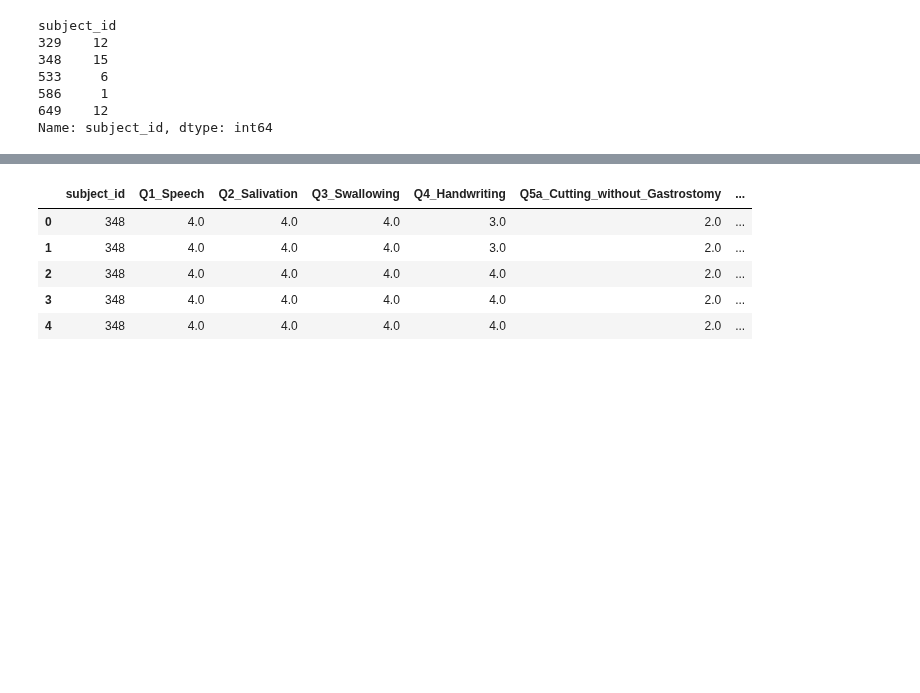
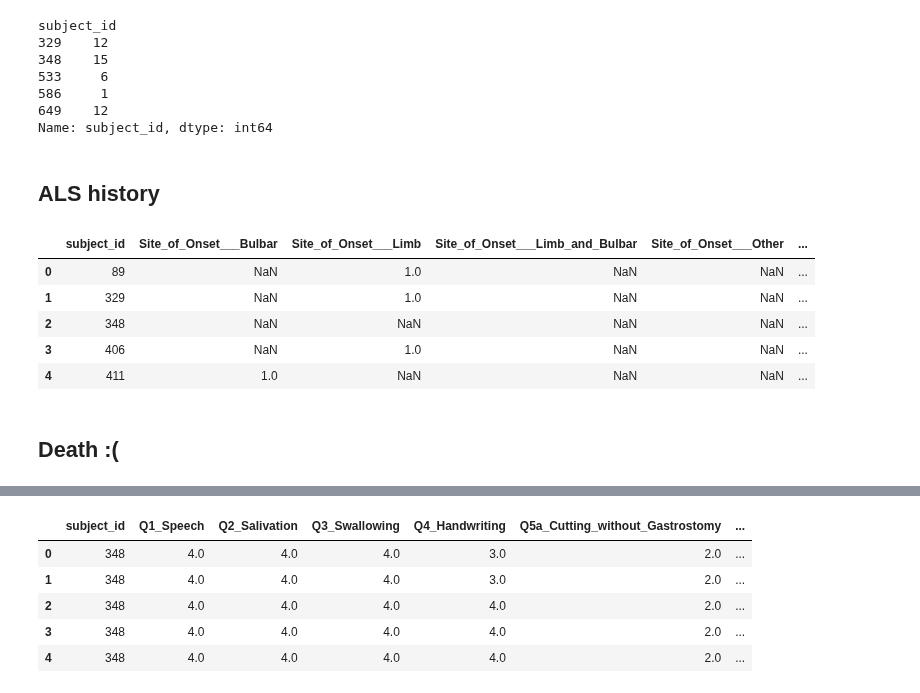
Before and after one commit to ttompk/als, a Jupyter notebook: eda.ipynb, the cells around one changed output, grey strips where cells are left out. Drawn from its saved outputs; the diff is of its cells as text; code cells hidden in the pictures; blank space fills up the shorter version.

```diff
--- a/eda.ipynb
+++ b/eda.ipynb
@@ -91,3 +114,17 @@ subject_id
 586     1
 649    12
 Name: subject_id, dtype: int64
+# %% [markdown]
+## ALS history
+# %%
+# load the dataset
+history = pd.read_csv("data/AlsHistory.csv")
+# %%
+history.head()
+# %% [output]
+|  | subject_id | Site_of_Onset___Bulbar | Site_of_Onset___Limb | Site_of_Onset___Limb_and_Bulbar | Site_of_Onset___Other | ... |
+| 0 | 89 | NaN | 1.0 | NaN | NaN | ... |
+| 1 | 329 | NaN | 1.0 | NaN | NaN | ... |
+| 2 | 348 | NaN | NaN | NaN | NaN | ... |
+| 3 | 406 | NaN | 1.0 | NaN | NaN | ... |
+| 4 | 411 | 1.0 | NaN | NaN | NaN | ... |
@@ -93,0 +137,2 @@ Name: subject_id, dtype: int64
+# %% [markdown]
+## Death :(
```
Also changed, not shown: parts of 40 cells of this notebook.
